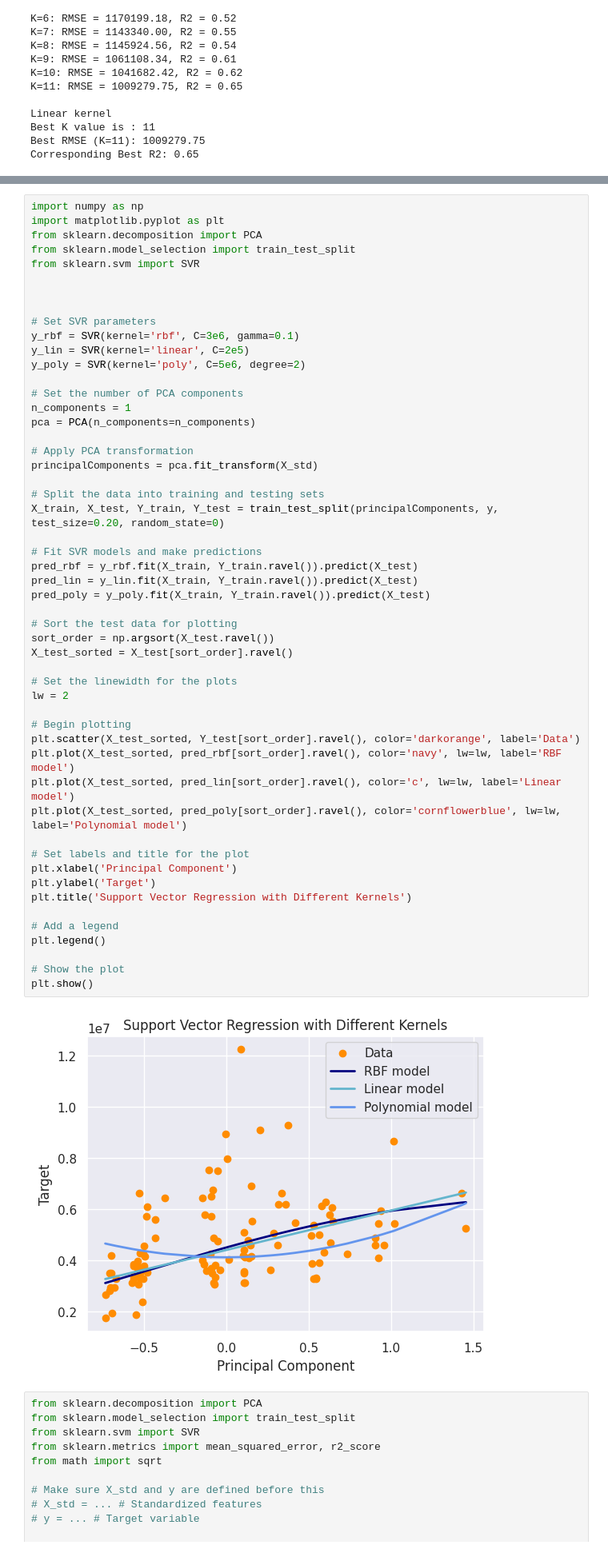
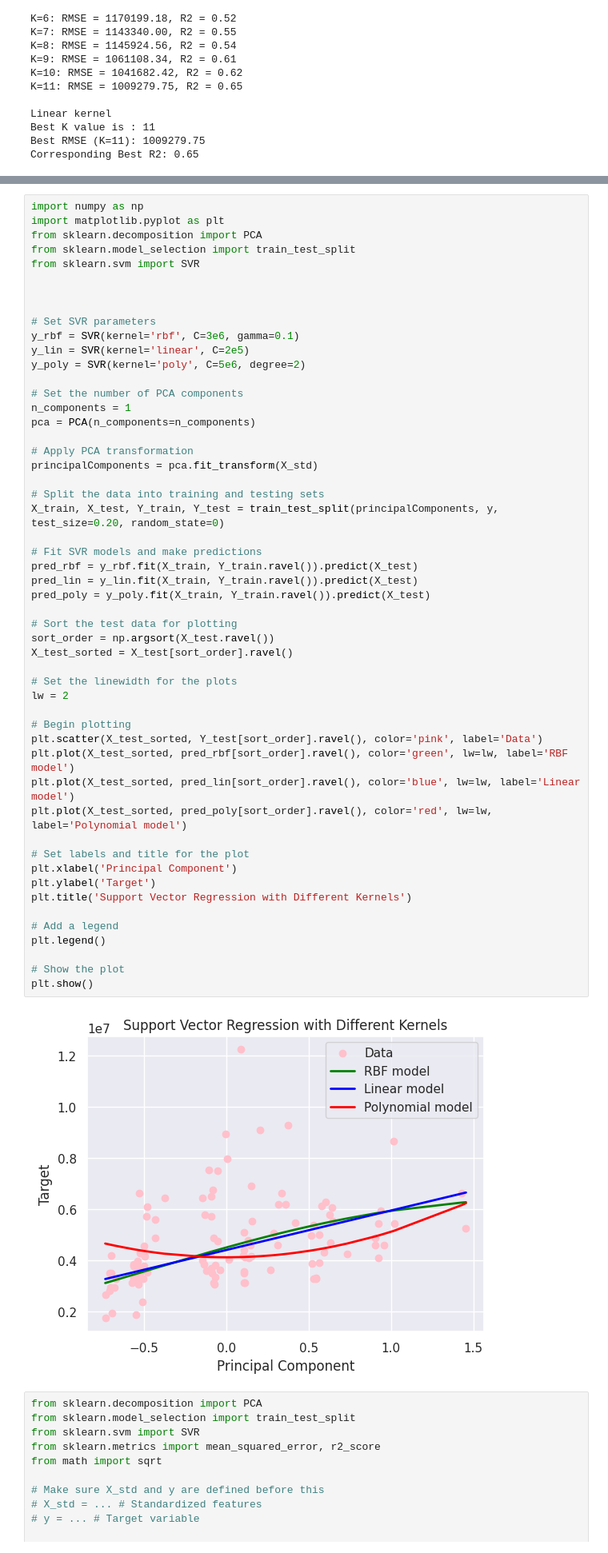
Before and after one commit to poojitharajapuram/ML-HW4, a Jupyter notebook: HW4_INTRO_TO_ML.ipynb, the cells around one changed output, grey strips where cells are left out. Shown at 80% size. Saved outputs shown, nothing was run; the diff lists cells and outputs as text.

```diff
--- a/HW4_INTRO_TO_ML.ipynb
+++ b/HW4_INTRO_TO_ML.ipynb
@@ -520,38 +520,38 @@ pca = PCA(n_components=n_components)
 principalComponents = pca.fit_transform(X_std)
 
 # Split the data into training and testing sets
 X_train, X_test, Y_train, Y_test = train_test_split(principalComponents, y, test_size=0.20, random_state=0)
 
 # Fit SVR models and make predictions
 pred_rbf = y_rbf.fit(X_train, Y_train.ravel()).predict(X_test)
 pred_lin = y_lin.fit(X_train, Y_train.ravel()).predict(X_test)
 pred_poly = y_poly.fit(X_train, Y_train.ravel()).predict(X_test)
 
 # Sort the test data for plotting
 sort_order = np.argsort(X_test.ravel())
 X_test_sorted = X_test[sort_order].ravel()
 
 # Set the linewidth for the plots
 lw = 2
 
 # Begin plotting
-plt.scatter(X_test_sorted, Y_test[sort_order].ravel(), color='darkorange', label='Data')
-plt.plot(X_test_sorted, pred_rbf[sort_order].ravel(), color='navy', lw=lw, label='RBF model')
-plt.plot(X_test_sorted, pred_lin[sort_order].ravel(), color='c', lw=lw, label='Linear model')
-plt.plot(X_test_sorted, pred_poly[sort_order].ravel(), color='cornflowerblue', lw=lw, label='Polynomial model')
+plt.scatter(X_test_sorted, Y_test[sort_order].ravel(), color='pink', label='Data')
+plt.plot(X_test_sorted, pred_rbf[sort_order].ravel(), color='green', lw=lw, label='RBF model')
+plt.plot(X_test_sorted, pred_lin[sort_order].ravel(), color='blue', lw=lw, label='Linear model')
+plt.plot(X_test_sorted, pred_poly[sort_order].ravel(), color='red', lw=lw, label='Polynomial model')
 
 # Set labels and title for the plot
 plt.xlabel('Principal Component')
 plt.ylabel('Target')
 plt.title('Support Vector Regression with Different Kernels')
 
 # Add a legend
 plt.legend()
 
 # Show the plot
 plt.show()
 # %% [output]
-[figure, old version]
+[figure, new version]
 # %%
 from sklearn.decomposition import PCA
 from sklearn.model_selection import train_test_split
```
